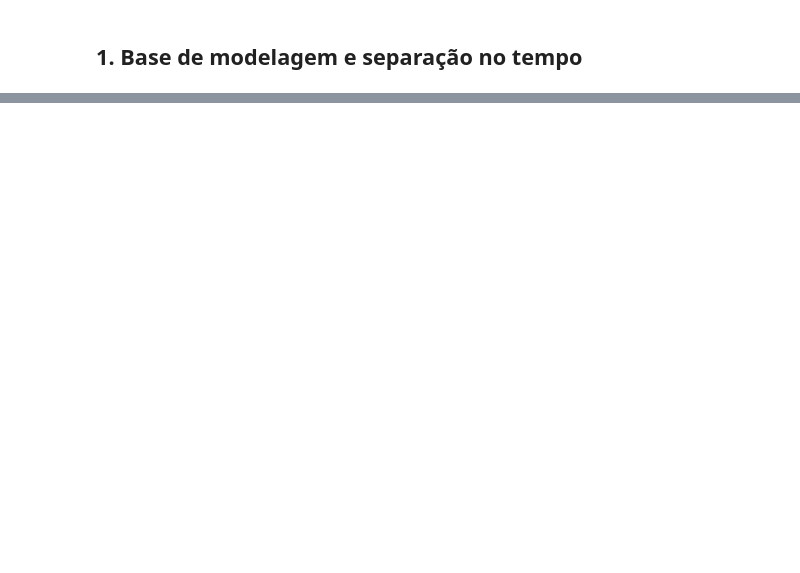
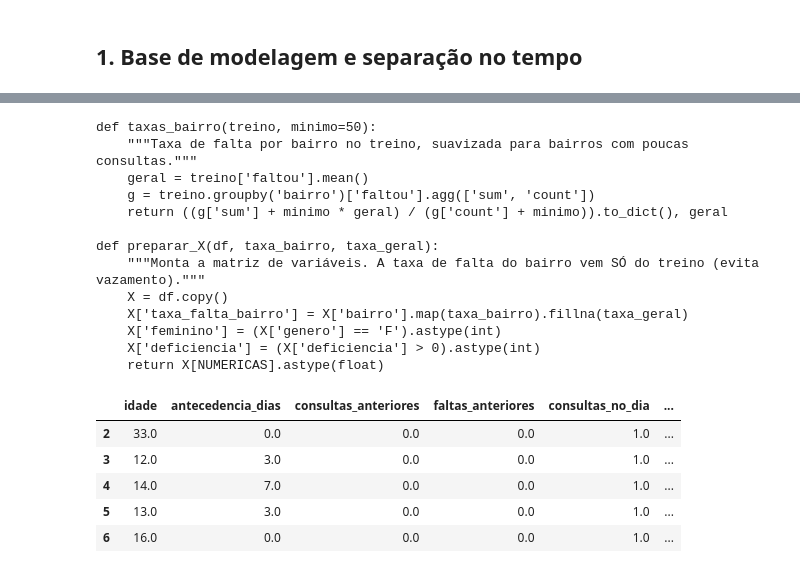
Before and after one commit to jessicapmartins/previsao-faltas-consultas, a Jupyter notebook: notebooks/03_modelagem_ml.ipynb, the cells around one changed output, grey strips where cells are left out. Cells and saved outputs as stored; diff of their text form; code cells hidden in the pictures; blank space fills up the shorter version.

```diff
--- a/notebooks/03_modelagem_ml.ipynb
+++ b/notebooks/03_modelagem_ml.ipynb
@@ -28,2 +11,29 @@ from xgboost import XGBClassifier
+# %%
+# Funções de apoio do projeto (mesma carga, mesmas variáveis e mesmo modelo em todos os notebooks)
+import os, sys, urllib.request
+try:
+    import google.colab
+    urllib.request.urlretrieve('https://raw.githubusercontent.com/jessicapmartins/previsao-faltas-consultas/main/src/apoio.py', '/content/apoio.py')
+    sys.path.insert(0, '/content')
+except ModuleNotFoundError:
+    sys.path.insert(0, '../src')
+import apoio, pandas as pd, numpy as np
+
+con, DADOS, CSV = apoio.conectar()
+
+def q(sql):
+    """Roda uma consulta SQL no banco de consultas e devolve um DataFrame."""
+    return pd.read_sql(sql, con)
+
+apoio.garantir(con, CSV, 'base_modelo')
+import matplotlib.pyplot as plt, seaborn as sns, inspect
+from sklearn.pipeline import make_pipeline
+from sklearn.preprocessing import StandardScaler
+from sklearn.linear_model import LogisticRegression
+from sklearn.ensemble import RandomForestClassifier
+from sklearn.metrics import roc_auc_score, average_precision_score, brier_score_loss, roc_curve, precision_recall_curve
+from sklearn.calibration import calibration_curve
+from sklearn.inspection import permutation_importance
+sns.set_theme(style='whitegrid')
 # %% [markdown]
 ## 1. Base de modelagem e separação no tempo
@@ -40,0 +51,26 @@ Importância das variáveis (ou SHAP, se quiser ir além).
+# %%
+print(inspect.getsource(apoio.taxas_bairro)); print(inspect.getsource(apoio.preparar_X))
+taxa_bairro, taxa_geral = apoio.taxas_bairro(treino)
+X_tr, y_tr = apoio.preparar_X(treino, taxa_bairro, taxa_geral), treino['faltou']
+X_te, y_te = apoio.preparar_X(teste, taxa_bairro, taxa_geral),  teste['faltou']
+X_tr.head()
+# %% [output]
+def taxas_bairro(treino, minimo=50):
+    """Taxa de falta por bairro no treino, suavizada para bairros com poucas consultas."""
+    geral = treino['faltou'].mean()
+    g = treino.groupby('bairro')['faltou'].agg(['sum', 'count'])
+    return ((g['sum'] + minimo * geral) / (g['count'] + minimo)).to_dict(), geral
+
+def preparar_X(df, taxa_bairro, taxa_geral):
+    """Monta a matriz de variáveis. A taxa de falta do bairro vem SÓ do treino (evita vazamento)."""
+    X = df.copy()
+    X['taxa_falta_bairro'] = X['bairro'].map(taxa_bairro).fillna(taxa_geral)
+    X['feminino'] = (X['genero'] == 'F').astype(int)
+    X['deficiencia'] = (X['deficiencia'] > 0).astype(int)
+    return X[NUMERICAS].astype(float)
+|  | idade | antecedencia_dias | consultas_anteriores | faltas_anteriores | consultas_no_dia | ... |
+| 2 | 33.0 | 0.0 | 0.0 | 0.0 | 1.0 | ... |
+| 3 | 12.0 | 3.0 | 0.0 | 0.0 | 1.0 | ... |
+| 4 | 14.0 | 7.0 | 0.0 | 0.0 | 1.0 | ... |
+| 5 | 13.0 | 3.0 | 0.0 | 0.0 | 1.0 | ... |
+| 6 | 16.0 | 0.0 | 0.0 | 0.0 | 1.0 | ... |
```
Also changed, not shown: parts of 22 cells of this notebook, 10 other files.
